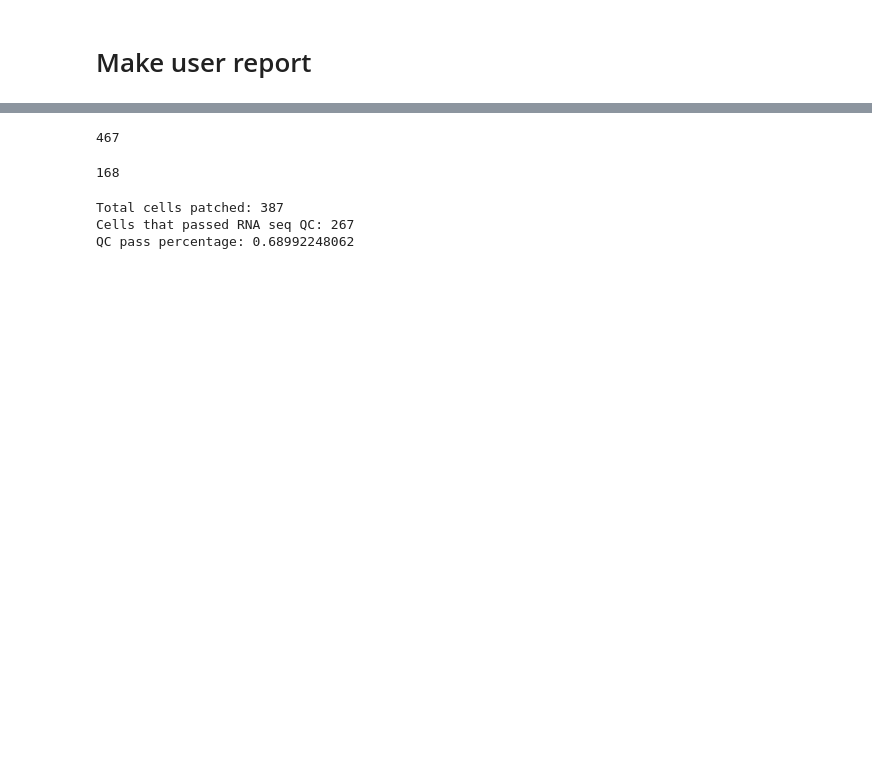
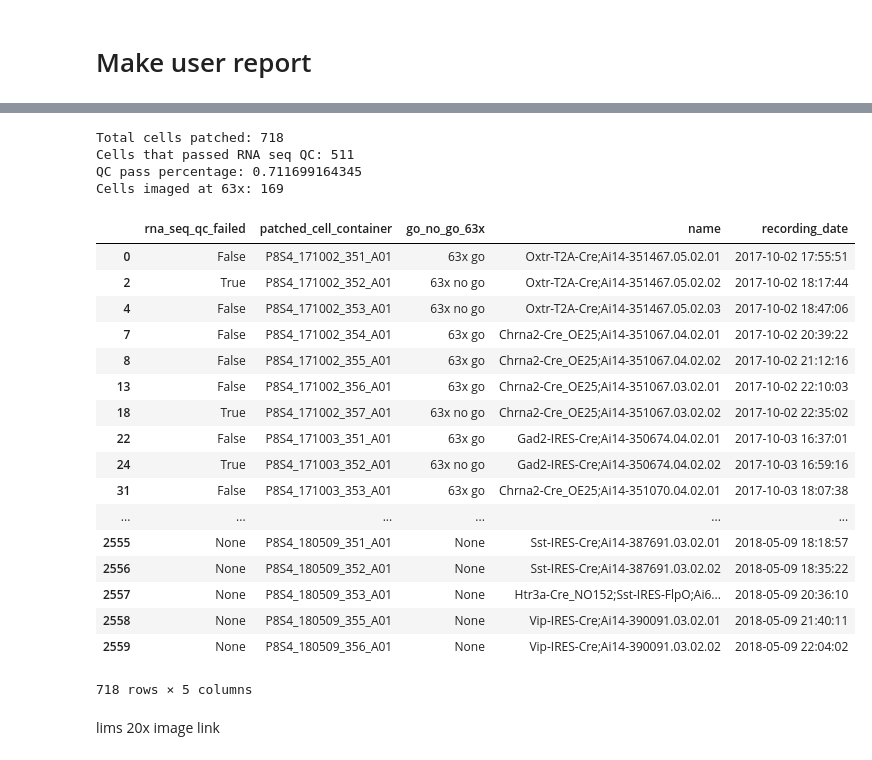
Before and after one commit to lindsayng/analysis, a Jupyter notebook: Functions.ipynb, the cells around one changed output, grey strips where cells are left out. Saved outputs shown, nothing was run; the diff lists cells and outputs as text; code cells hidden in the pictures; blank space fills up the shorter version.

Commit message:
made functions for providing a user report dataframe

```diff
--- a/Functions.ipynb
+++ b/Functions.ipynb
@@ -107,3 +44,17 @@ QC_passed_df.head()
+# %%
+def user_df(P_number):
+    """Return a pandas dataframe with all patched cells for a specified user.
+
+    Parameters
+    ----------
+    P_number : A string. Corresponds to the user's P number in the form of P1, P2, P3, etc.
+
+    Returns
+    -------
+    A pandas dataframe
+    """
+    user = master_df[master_df["patched_cell_container"].str.contains(P_number)]
+    return user
 # %%
 def cell_count(P_number, df):
     """Return the number of cells in a specified dataframe for a specified user.
@@ -208,5 +126 @@ qcpass = gen_filter(all_df,'rna_seq_qc_failed', False)
-# %%
-cell_count('P8', qcpass)
-# %% [output]
-467
 # %%
@@ -214,4 +127,0 @@ imagego = gen_filter(all_df,'go_no_go_63x', '63x go')
-# %%
-cell_count('P8', imagego)
-# %% [output]
-168
@@ -234,6 +128,30 @@ def per_user2(P_number):
-# %%
-per_user2('P2')
-# %% [output]
-Total cells patched: 387
-Cells that passed RNA seq QC: 267
-QC pass percentage: 0.68992248062
+# %%
+per_user('P8')
+# %% [output]
+Total cells patched: 718
+Cells that passed RNA seq QC: 511
+QC pass percentage: 0.711699164345
+Cells imaged at 63x: 169
+# %%
+user_df('P8')
+# %% [output]
+|  | rna_seq_qc_failed | patched_cell_container | go_no_go_63x | name | recording_date |
+| 0 | False | P8S4_171002_351_A01 | 63x go | Oxtr-T2A-Cre;Ai14-351467.05.02.01 | 2017-10-02 17:55:51 |
+| 2 | True | P8S4_171002_352_A01 | 63x no go | Oxtr-T2A-Cre;Ai14-351467.05.02.02 | 2017-10-02 18:17:44 |
+| 4 | False | P8S4_171002_353_A01 | 63x no go | Oxtr-T2A-Cre;Ai14-351467.05.02.03 | 2017-10-02 18:47:06 |
+| 7 | False | P8S4_171002_354_A01 | 63x go | Chrna2-Cre_OE25;Ai14-351067.04.02.01 | 2017-10-02 20:39:22 |
+| 8 | False | P8S4_171002_355_A01 | 63x go | Chrna2-Cre_OE25;Ai14-351067.04.02.02 | 2017-10-02 21:12:16 |
+| 13 | False | P8S4_171002_356_A01 | 63x go | Chrna2-Cre_OE25;Ai14-351067.03.02.01 | 2017-10-02 22:10:03 |
+| 18 | True | P8S4_171002_357_A01 | 63x no go | Chrna2-Cre_OE25;Ai14-351067.03.02.02 | 2017-10-02 22:35:02 |
+| 22 | False | P8S4_171003_351_A01 | 63x go | Gad2-IRES-Cre;Ai14-350674.04.02.01 | 2017-10-03 16:37:01 |
+| 24 | True | P8S4_171003_352_A01 | 63x no go | Gad2-IRES-Cre;Ai14-350674.04.02.02 | 2017-10-03 16:59:16 |
+| 31 | False | P8S4_171003_353_A01 | 63x go | Chrna2-Cre_OE25;Ai14-351070.04.02.01 | 2017-10-03 18:07:38 |
+| ... | ... | ... | ... | ... | ... |
+| 2555 | None | P8S4_180509_351_A01 | None | Sst-IRES-Cre;Ai14-387691.03.02.01 | 2018-05-09 18:18:57 |
+| 2556 | None | P8S4_180509_352_A01 | None | Sst-IRES-Cre;Ai14-387691.03.02.02 | 2018-05-09 18:35:22 |
+| 2557 | None | P8S4_180509_353_A01 | None | Htr3a-Cre_NO152;Sst-IRES-FlpO;Ai6... | 2018-05-09 20:36:10 |
+| 2558 | None | P8S4_180509_355_A01 | None | Vip-IRES-Cre;Ai14-390091.03.02.01 | 2018-05-09 21:40:11 |
+| 2559 | None | P8S4_180509_356_A01 | None | Vip-IRES-Cre;Ai14-390091.03.02.02 | 2018-05-09 22:04:02 |
+718 rows × 5 columns
+# %% [markdown]
+lims 20x image link
```
Also changed, not shown: parts of 15 cells of this notebook.
